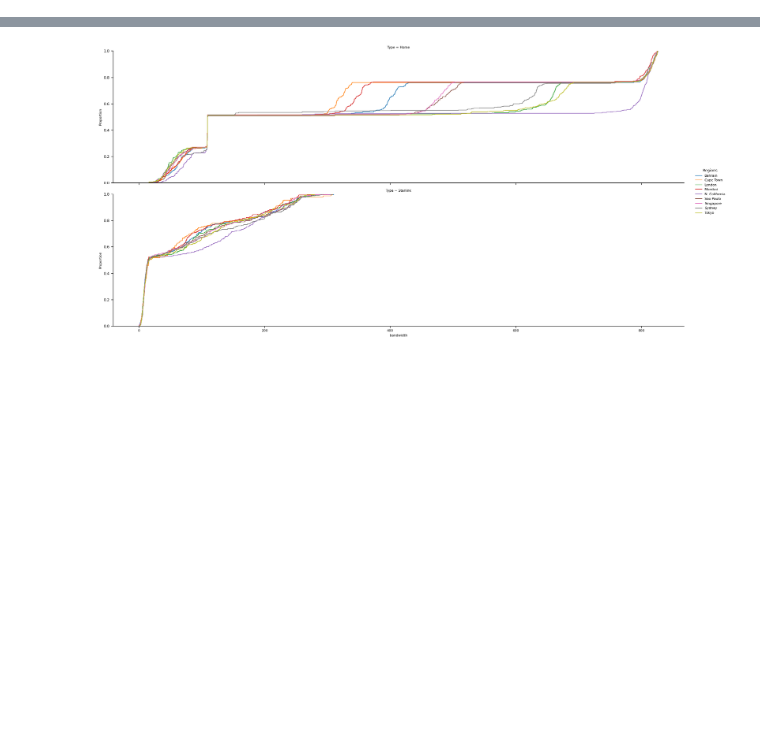
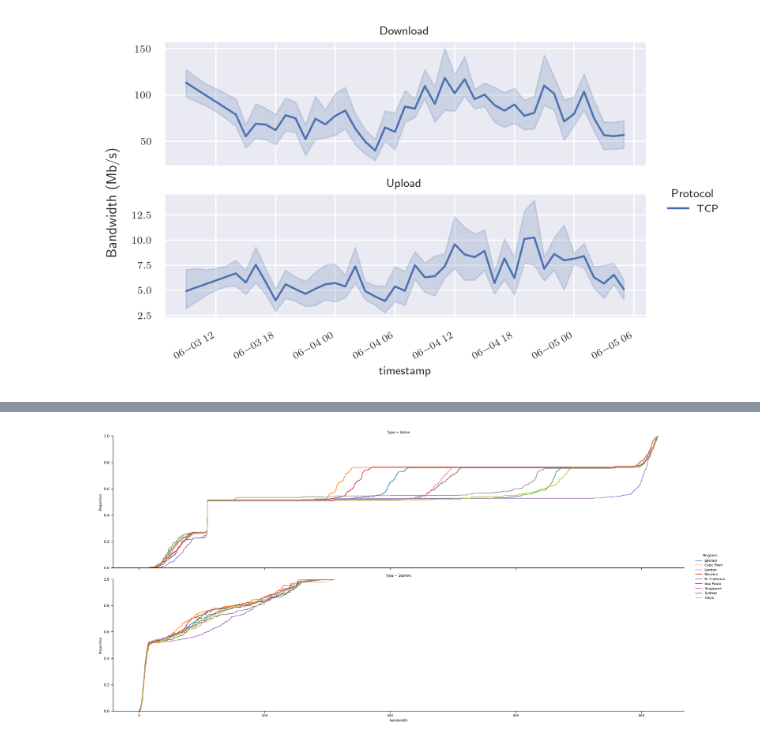
Before and after one commit to Starlink-Measurement/starlink-plot, a Jupyter notebook: plot_iperf3.ipynb, the cells around one changed output, grey strips where cells are left out. Cells and saved outputs as stored; diff of their text form; code cells hidden in the pictures; blank space fills up the shorter version.

```diff
--- a/plot_iperf3.ipynb
+++ b/plot_iperf3.ipynb
@@ -335,0 +404,22 @@ g.tight_layout()
+# %%
+temp = df_regs_interp.copy()
+temp = temp[temp['timestamp'] > '2022-06-02']
+temp = temp[temp[N_TYPE] == N_STARLINK]
+temp = temp[temp[N_PROTOCOL] == N_TCP]
+temp['Day'] = temp.timestamp.dt.day
+
+g_pat = sns.relplot(data=temp, row=COL_TRANSF_DIR,
+                    hue=N_PROTOCOL,# style=N_PROTOCOL,
+                    height=2, aspect=3.045,
+                    kind='line',
+                    x='timestamp', y='bandwidth',
+                    facet_kws={'sharey': False})
+
+g_pat.figure.autofmt_xdate()
+
+g_pat.set_titles(row_template="{row_name}")
+g_pat.set(ylabel="")
+g_pat.figure.supylabel('Bandwidth (Mb/s)')
+g_pat.tight_layout()
+# %% [output]
+[figure, added]
```
Also changed, not shown: parts of 31 cells of this notebook, 3 other files.
